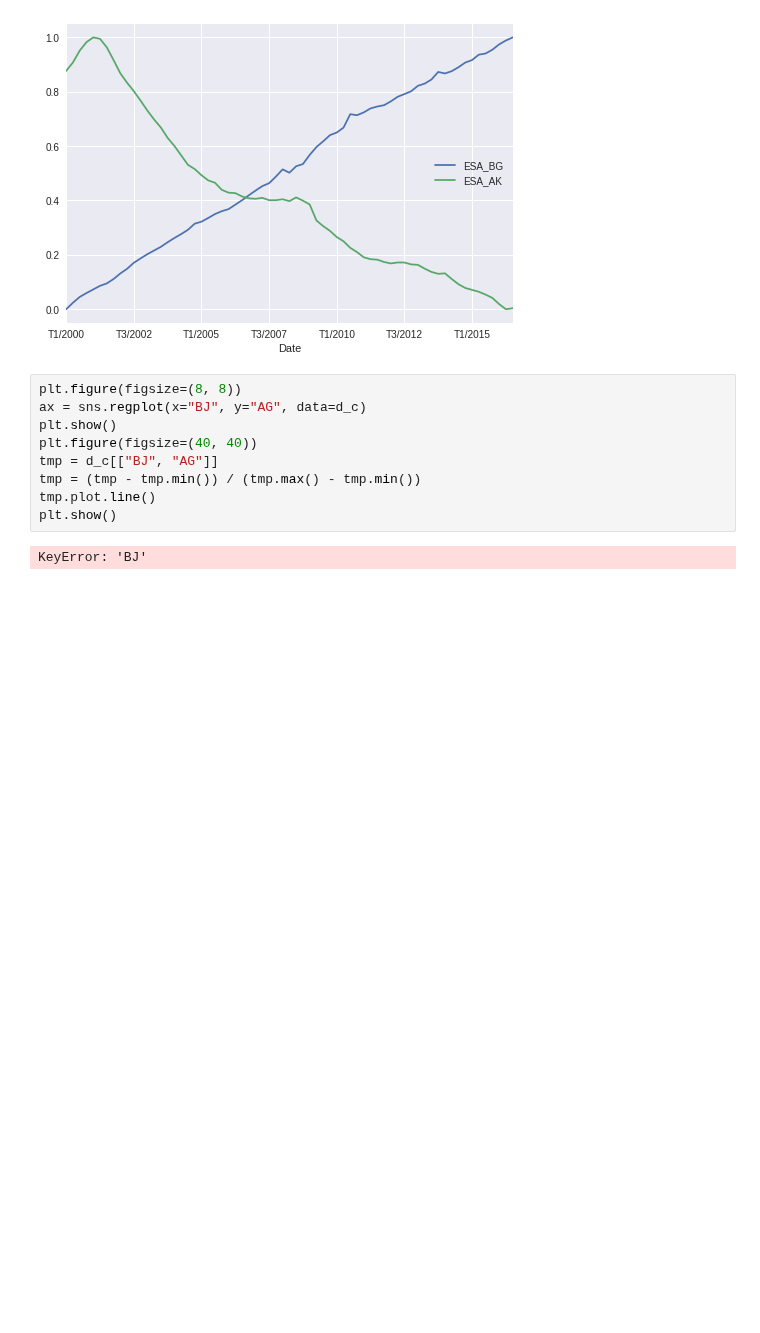
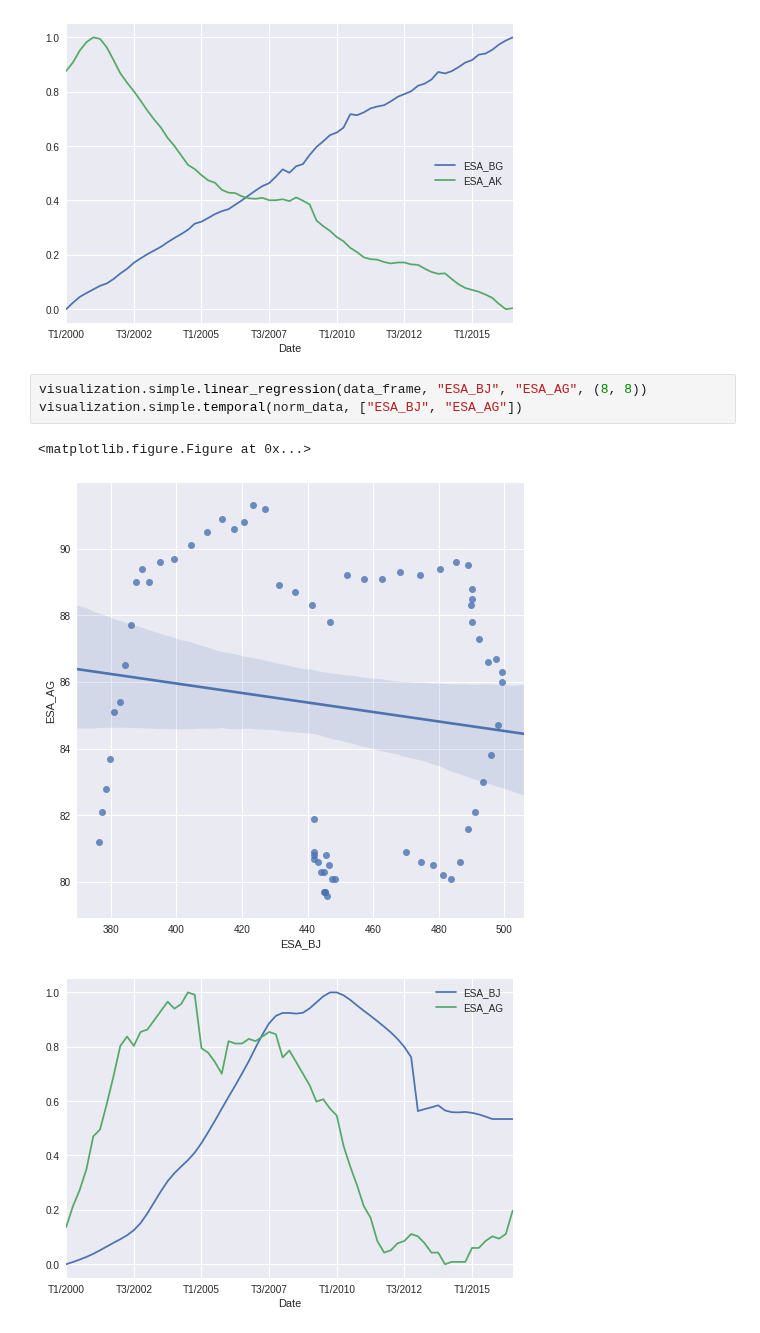
Before and after one commit to sebwdz/JobAnalysis, a Jupyter notebook: notebooks/ESA descriptive analysis.ipynb, the cells around one changed output. Saved outputs shown, nothing was run; the diff lists cells and outputs as text; blank space fills up the shorter version.

```diff
--- a/notebooks/ESA descriptive analysis.ipynb
+++ b/notebooks/ESA descriptive analysis.ipynb
@@ -112,17 +112,13 @@ visualization.simple.temporal(norm_data, ["ESA_BG", "ESA_AK"])
 # %% [output]
 [figure]
 [figure]
-# %%
-plt.figure(figsize=(8, 8))
-ax = sns.regplot(x="BJ", y="AG", data=d_c)
-plt.show()
-plt.figure(figsize=(40, 40))
-tmp = d_c[["BJ", "AG"]]
-tmp = (tmp - tmp.min()) / (tmp.max() - tmp.min())
-tmp.plot.line()
-plt.show()
-# %% [output]
-KeyError: 'BJ'
+# %%
+visualization.simple.linear_regression(data_frame, "ESA_BJ", "ESA_AG", (8, 8))
+visualization.simple.temporal(norm_data, ["ESA_BJ", "ESA_AG"])
+# %% [output]
+<matplotlib.figure.Figure at 0x...>
+[figure, added]
+[figure, added]
 # %%
 s_data = norm_data.copy().drop("Date", axis=1).transpose()
 
```
Also changed, not shown: parts of 2 cells of this notebook, 5 other files.
